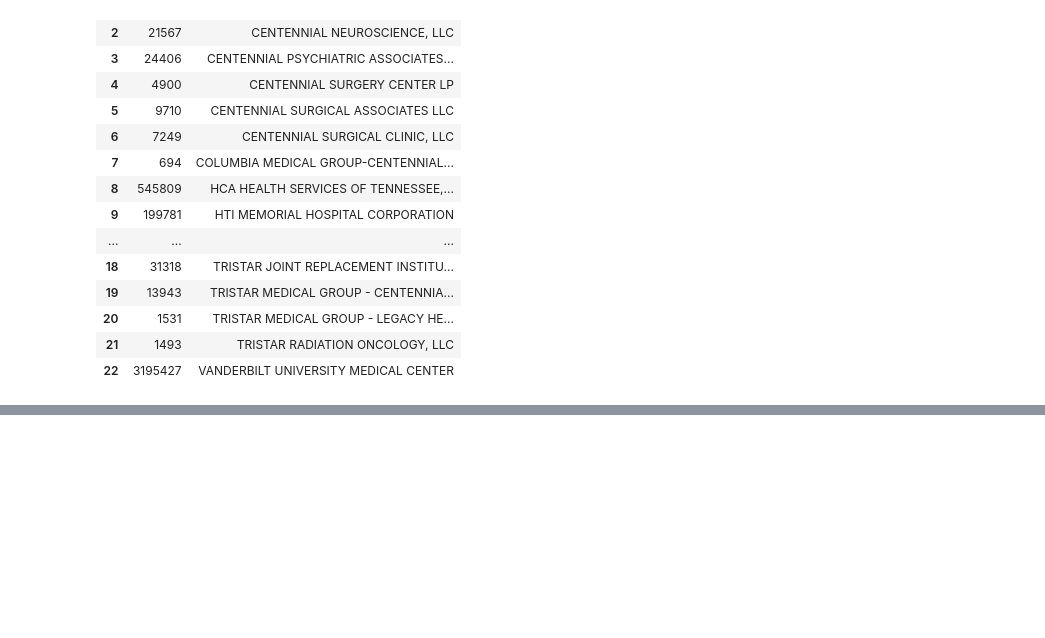
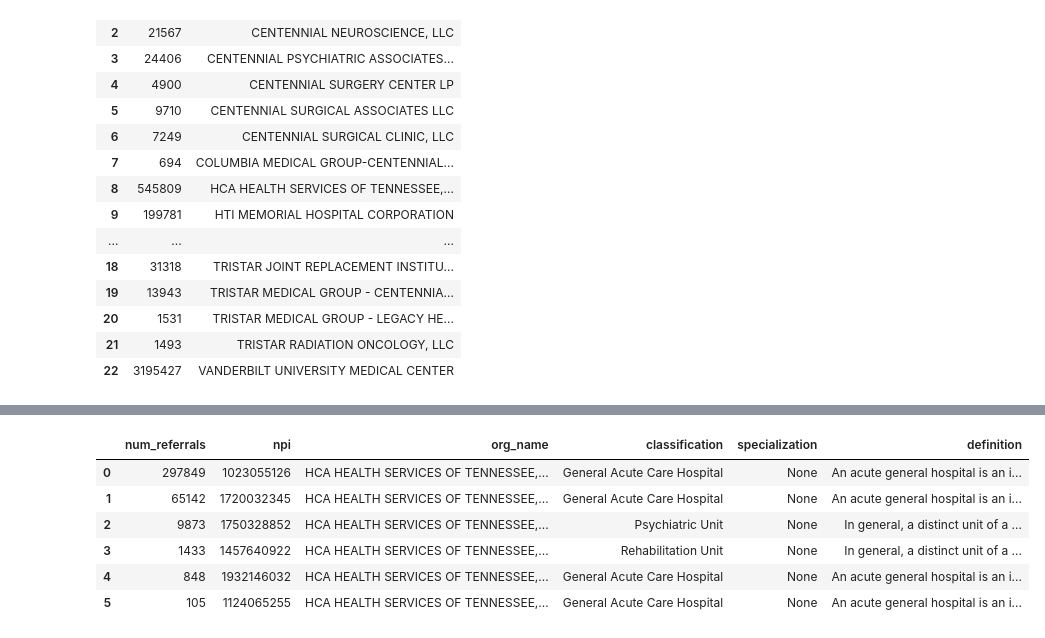
Before and after one commit to nss-data-science-cohort-4/hcbb_hop_team-aac_dog_moms, a Jupyter notebook: data_az_nash_hospitals.ipynb, the cells around one changed output, grey strips where cells are left out. Saved outputs shown, nothing was run; the diff lists cells and outputs as text; code cells hidden in the pictures; blank space fills up the shorter version.

```diff
--- a/data_az_nash_hospitals.ipynb
+++ b/data_az_nash_hospitals.ipynb
@@ -427,0 +484,24 @@ allrefs
+# %%
+db = sqlite3.connect('data/nppes_lite.sqlite')
+
+query='''
+WITH npi_tax AS (SELECT *
+FROM nppes AS n
+JOIN nucc_taxonomy AS t
+ON n.taxonomy_code = t.code
+WHERE entity_type_code = 2 AND city = 'NASHVILLE'AND org_name LIKE '%HCA HEALTH SERVICES%'),
+
+npitr AS (SELECT *
+FROM hop_team AS h
+JOIN npi_tax AS n
+ON h.to_npi = n.npi)
+
+SELECT SUM(patient_count) AS num_referrals, npi, org_name, classification, specialization, definition
+FROM npitr
+GROUP BY npi, org_name, classification, specialization, definition
+ORDER BY num_referrals DESC
+'''
+
+hca = pd.read_sql(query,db)
+
+db.close()
@@ -427,0 +554,10 @@ allrefs
+# %%
+hca #1023055126 1720032345 1932146032 1124065255
+# %% [output]
+|  | num_referrals | npi | org_name | classification | specialization | definition |
+| 0 | 297849 | 1023055126 | HCA HEALTH SERVICES OF TENNESSEE,... | General Acute Care Hospital | None | An acute general hospital is an i... |
+| 1 | 65142 | 1720032345 | HCA HEALTH SERVICES OF TENNESSEE,... | General Acute Care Hospital | None | An acute general hospital is an i... |
+| 2 | 9873 | 1750328852 | HCA HEALTH SERVICES OF TENNESSEE,... | Psychiatric Unit | None | In general, a distinct unit of a ... |
+| 3 | 1433 | 1457640922 | HCA HEALTH SERVICES OF TENNESSEE,... | Rehabilitation Unit | None | In general, a distinct unit of a ... |
+| 4 | 848 | 1932146032 | HCA HEALTH SERVICES OF TENNESSEE,... | General Acute Care Hospital | None | An acute general hospital is an i... |
+| 5 | 105 | 1124065255 | HCA HEALTH SERVICES OF TENNESSEE,... | General Acute Care Hospital | None | An acute general hospital is an i... |
```
Also changed, not shown: parts of 12 cells of this notebook.
